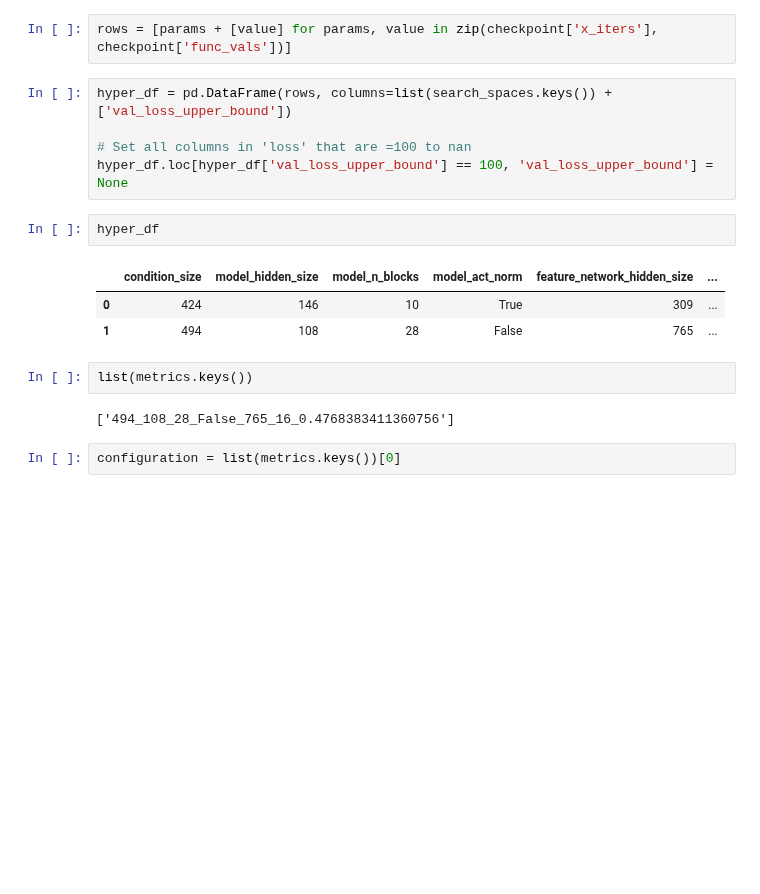
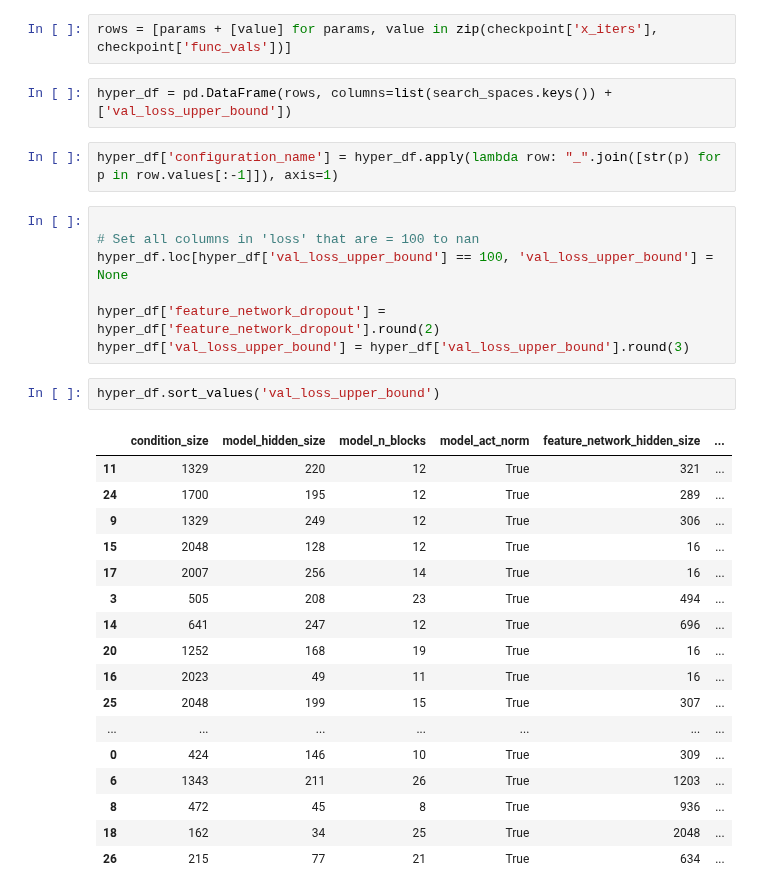
Before and after one commit to psaegert/bcnf, a Jupyter notebook: experimental/test_bayescv_analysis.ipynb, the cells around one changed output. Saved outputs shown, nothing was run; the diff lists cells and outputs as text; blank space fills up the shorter version.

```diff
--- a/experimental/test_bayescv_analysis.ipynb
+++ b/experimental/test_bayescv_analysis.ipynb
@@ -32,20 +32,34 @@ for metrics_file in os.listdir(metrics_dir):
         metrics[os.path.splitext(metrics_file)[0].replace('params_', '')] = pickle.load(f)
 # %%
 rows = [params + [value] for params, value in zip(checkpoint['x_iters'], checkpoint['func_vals'])]
+# %%
+hyper_df = pd.DataFrame(rows, columns=list(search_spaces.keys()) + ['val_loss_upper_bound'])
+# %%
+hyper_df['configuration_name'] = hyper_df.apply(lambda row: "_".join([str(p) for p in row.values[:-1]]), axis=1)
 # %%
-hyper_df = pd.DataFrame(rows, columns=list(search_spaces.keys()) + ['val_loss_upper_bound'])
 
-# Set all columns in 'loss' that are =100 to nan
+# Set all columns in 'loss' that are = 100 to nan
 hyper_df.loc[hyper_df['val_loss_upper_bound'] == 100, 'val_loss_upper_bound'] = None
+
+hyper_df['feature_network_dropout'] = hyper_df['feature_network_dropout'].round(2)
+hyper_df['val_loss_upper_bound'] = hyper_df['val_loss_upper_bound'].round(3)
 # %%
-hyper_df
+hyper_df.sort_values('val_loss_upper_bound')
 # %% [output]
 |  | condition_size | model_hidden_size | model_n_blocks | model_act_norm | feature_network_hidden_size | ... |
+| 11 | 1329 | 220 | 12 | True | 321 | ... |
+| 24 | 1700 | 195 | 12 | True | 289 | ... |
+| 9 | 1329 | 249 | 12 | True | 306 | ... |
+| 15 | 2048 | 128 | 12 | True | 16 | ... |
+| 17 | 2007 | 256 | 14 | True | 16 | ... |
+| 3 | 505 | 208 | 23 | True | 494 | ... |
+| 14 | 641 | 247 | 12 | True | 696 | ... |
+| 20 | 1252 | 168 | 19 | True | 16 | ... |
+| 16 | 2023 | 49 | 11 | True | 16 | ... |
+| 25 | 2048 | 199 | 15 | True | 307 | ... |
+| ... | ... | ... | ... | ... | ... | ... |
 | 0 | 424 | 146 | 10 | True | 309 | ... |
-| 1 | 494 | 108 | 28 | False | 765 | ... |
+| 6 | 1343 | 211 | 26 | True | 1203 | ... |
+| 8 | 472 | 45 | 8 | True | 936 | ... |
+| 18 | 162 | 34 | 25 | True | 2048 | ... |
+| 26 | 215 | 77 | 21 | True | 634 | ... |
-# %%
-list(metrics.keys())
-# %% [output]
-['494_108_28_False_765_16_0.4768383411360756']
-# %%
-configuration = list(metrics.keys())[0]
```
Also changed, not shown: parts of 3 cells of this notebook, 5 other files.
